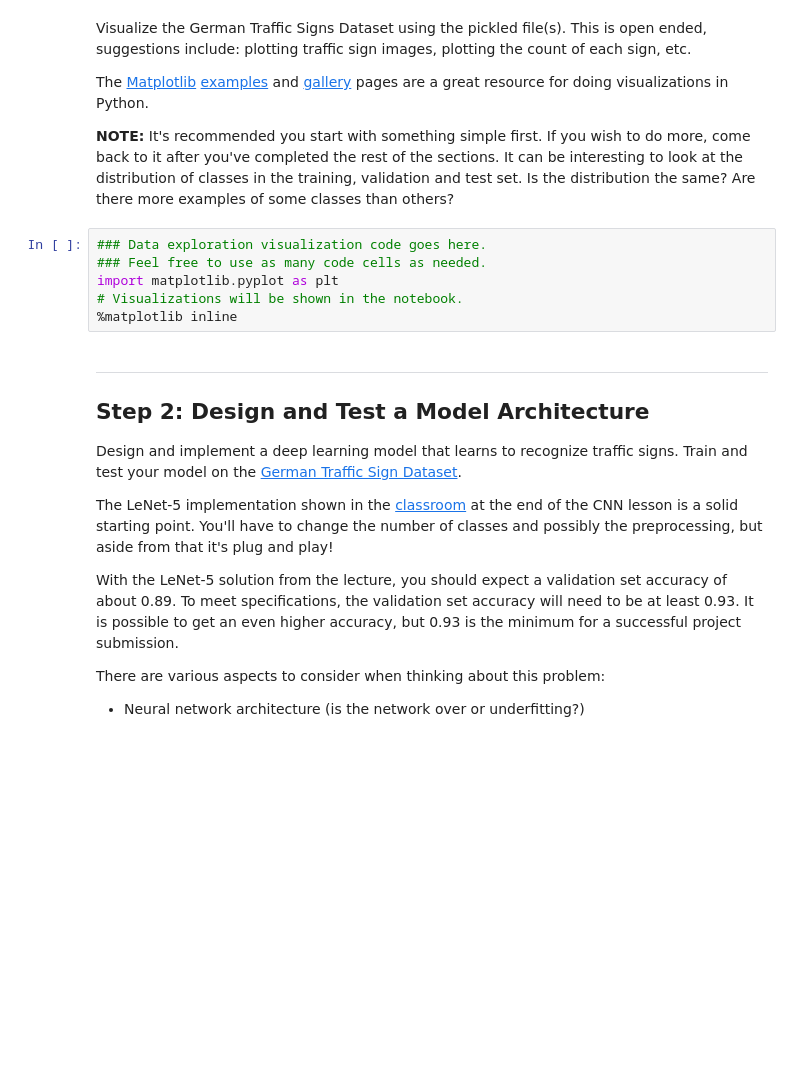
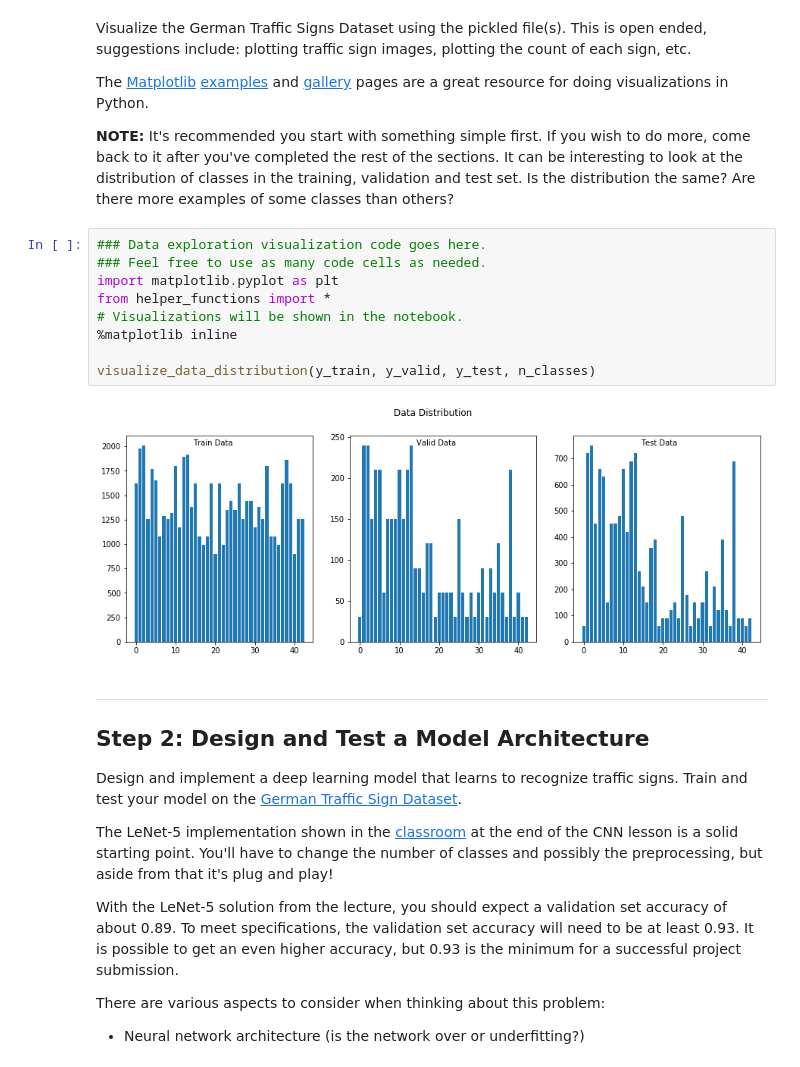
Before and after one commit to dlitvak/sdcnd-term1-proj2-sign-classifier, a Jupyter notebook: Traffic_Sign_Classifier.ipynb, the cells around one changed output. Drawn from its saved outputs; the diff is of its cells as text; blank space fills up the shorter version.

```diff
--- a/Traffic_Sign_Classifier.ipynb
+++ b/Traffic_Sign_Classifier.ipynb
@@ -104,9 +104,14 @@ The [Matplotlib](http://matplotlib.org/) [examples](http://matplotlib.org/exampl
 # %%
 ### Data exploration visualization code goes here.
 ### Feel free to use as many code cells as needed.
 import matplotlib.pyplot as plt
+from helper_functions import *
 # Visualizations will be shown in the notebook.
 %matplotlib inline
+
+visualize_data_distribution(y_train, y_valid, y_test, n_classes)
+# %% [output]
+[figure, added]
 # %% [markdown]
 ----
 
```
Also changed, not shown: parts of 1 cell of this notebook, 4 other files.
